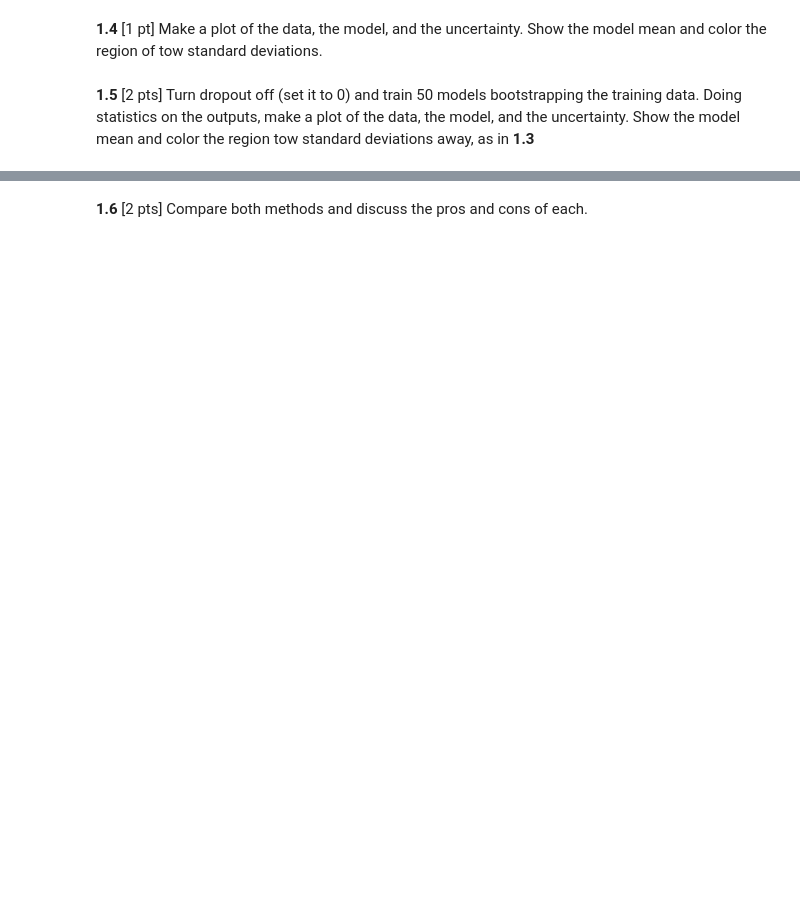
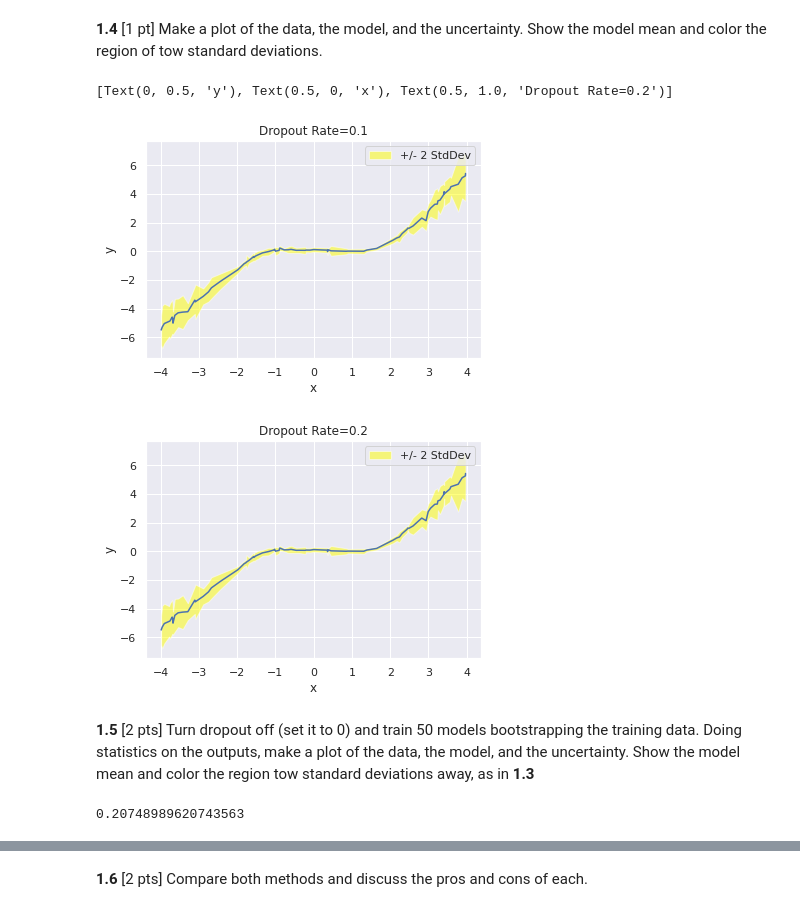
Before and after one commit to simonwarchol/2020-CS109B, a Jupyter notebook: content/homeworks/hw08/notebook/cs109b_hw7_209.ipynb, the cells around one changed output, grey strips where cells are left out. Cells and saved outputs as stored; diff of their text form; code cells hidden in the pictures; blank space fills up the shorter version.

```diff
--- a/content/homeworks/hw08/notebook/cs109b_hw7_209.ipynb
+++ b/content/homeworks/hw08/notebook/cs109b_hw7_209.ipynb
@@ -155,0 +246,7 @@ class Dropout(layers.Dropout):
+# %%
+# your code here
+means_10 = np.zeros((test_ds.shape[0]))
+stds_10 = np.zeros((test_ds.shape[0]))
+for i in tqdm(range(test_ds.shape[0])):
+    means_10[i] = np.mean(predictions[i,:])
+    stds_10[i] = np.std(predictions[i,:])
@@ -156,2 +265,14 @@ class Dropout(layers.Dropout):
+# %%
+from tqdm import tqdm
+predictions = np.zeros((test_ds.shape[0],10))
+for j in range(10):
+    for i in tqdm(range(test_ds.shape[0])):
+        predictions[i,j] =model.predict(test_ds[i,0].reshape(1,1))
+# your code here
+means_20 = np.zeros((test_ds.shape[0]))
+stds_20 = np.zeros((test_ds.shape[0]))
+for i in tqdm(range(test_ds.shape[0])):
+    means_20[i] = np.mean(predictions[i,:])
+    stds_20[i] = np.std(predictions[i,:])
 # %% [markdown]
 **1.4** [1 pt] Make a plot of the data, the model, and the uncertainty. Show the model mean and color the region of tow standard deviations.
@@ -161,2 +279,34 @@ class Dropout(layers.Dropout):
+# %%
+# plot
+# your code here
+fig, ax = plt.subplots()
+df_10 = pd.DataFrame()
+df_10['x'] = test_ds[:,0]
+df_10['mean'] = means_10
+df_10['std'] = stds_10
+df_10 = df_10.sort_values(by='x', ascending=True)
+ax.plot(df_10['x'], df_10['mean'])
+ax.fill_between(df_10['x'], df_10['mean'] - 2*df_10['std'],df_10['mean'] + 2*df_10['std'],facecolor='yellow', alpha=0.5, label="+/- 2 StdDev")
+ax.legend()
+
+ax.set(xlabel='x', ylabel='y',
+       title='Dropout Rate=0.1')
+
+fig, ax = plt.subplots()
+df_20 = pd.DataFrame()
+df_20['x'] = test_ds[:,0]
+df_20['mean'] = means_20
+df_20['std'] = stds_20
+df_20 = df_10.sort_values(by='x', ascending=True)
+ax.plot(df_20['x'], df_20['mean'])
+ax.fill_between(df_20['x'], df_20['mean'] - 2*df_20['std'],df_20['mean'] + 2*df_20['std'],facecolor='yellow', alpha=0.5, label="+/- 2 StdDev")
+ax.legend()
+
+ax.set(xlabel='x', ylabel='y',
+       title='Dropout Rate=0.2')
+# %% [output]
+[Text(0, 0.5, 'y'), Text(0.5, 0, 'x'), Text(0.5, 1.0, 'Dropout Rate=0.2')]
+[figure, added]
+[figure, added]
 # %% [markdown]
 **1.5** [2 pts] Turn dropout off (set it to 0) and train 50 models bootstrapping the training data. Doing statistics on the outputs, make a plot of the data, the model, and the uncertainty. Show the model mean and color the region tow standard deviations away, as in **1.3**
@@ -188,0 +347,4 @@ def reset_weights(model):
+# %%
+np.std(predictions[20,:])
+# %% [output]
+0.20748989620743563
```
Also changed, not shown: parts of 31 cells of this notebook, 1 other file.
